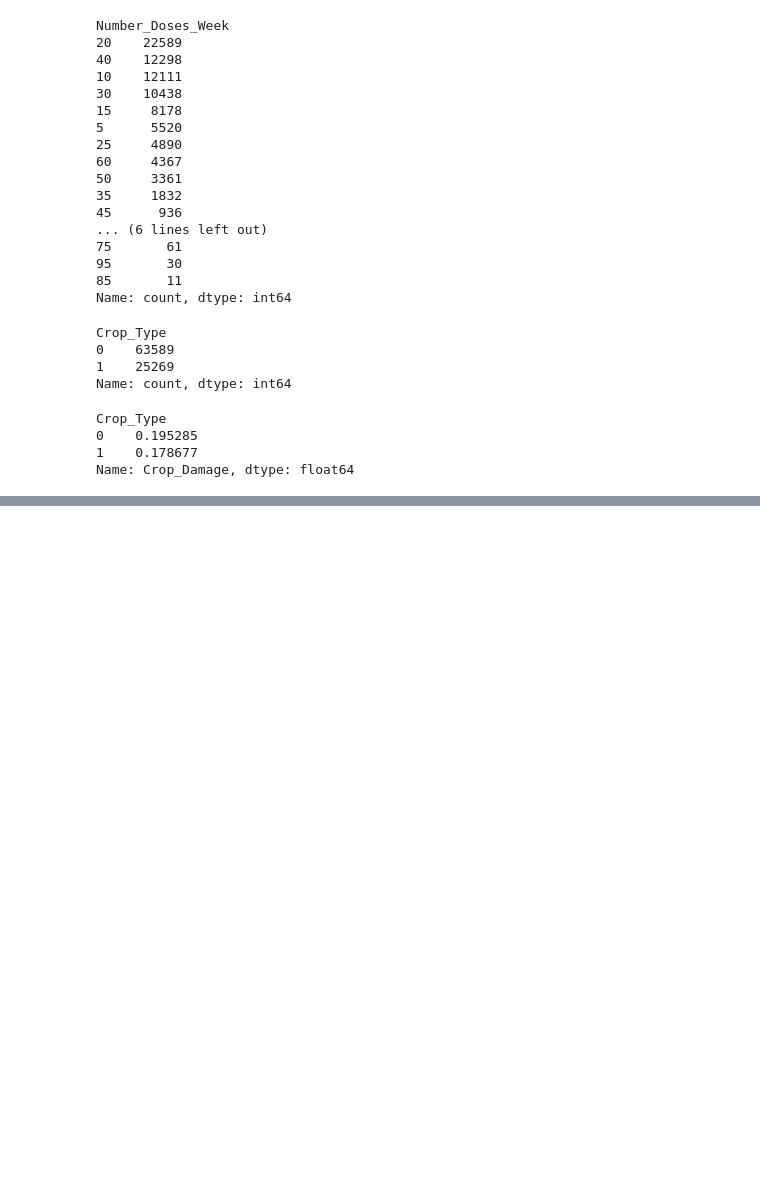
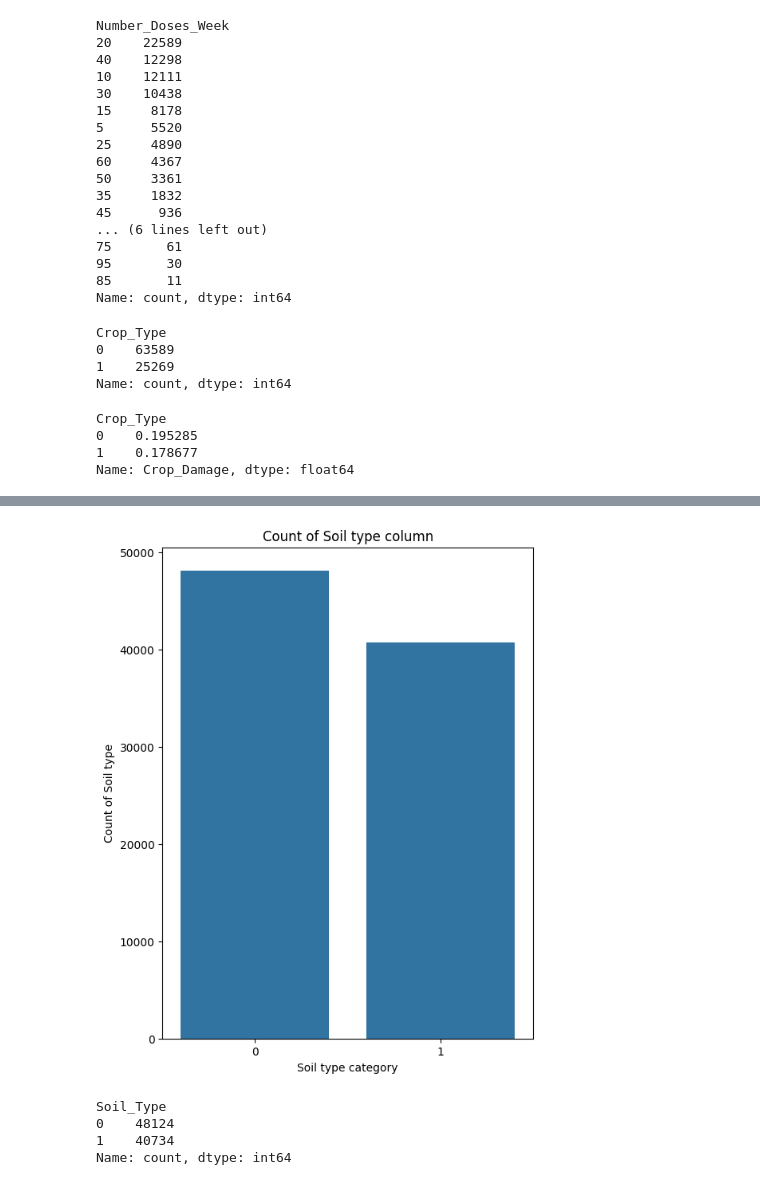
Before and after one commit to Jagannath29/pythonForMachineLearningAndDataScience, a Jupyter notebook: week_08/day_4/cropPrediction.ipynb, the cells around one changed output, grey strips where cells are left out. Cells and saved outputs as stored; diff of their text form; code cells hidden in the pictures; blank space fills up the shorter version.

```diff
--- a/week_08/day_4/cropPrediction.ipynb
+++ b/week_08/day_4/cropPrediction.ipynb
@@ -275,0 +299,15 @@ train_df['Pesticide_Use_Category'].value_counts().plot(kind='bar')
+# %%
+# Lets see Soil_type  column
+plt.figure(figsize=(6,8))
+sns.countplot(x = 'Soil_Type', data=train_df)
+plt.title('Count of Soil type column')
+plt.xlabel('Soil type category')
+plt.ylabel('Count of Soil type')
+plt.show()
+print(train_df['Soil_Type'].value_counts())
+# %% [output]
+[figure, added]
+Soil_Type
+0    48124
+1    40734
+Name: count, dtype: int64
```
Also changed, not shown: parts of 63 cells of this notebook.
